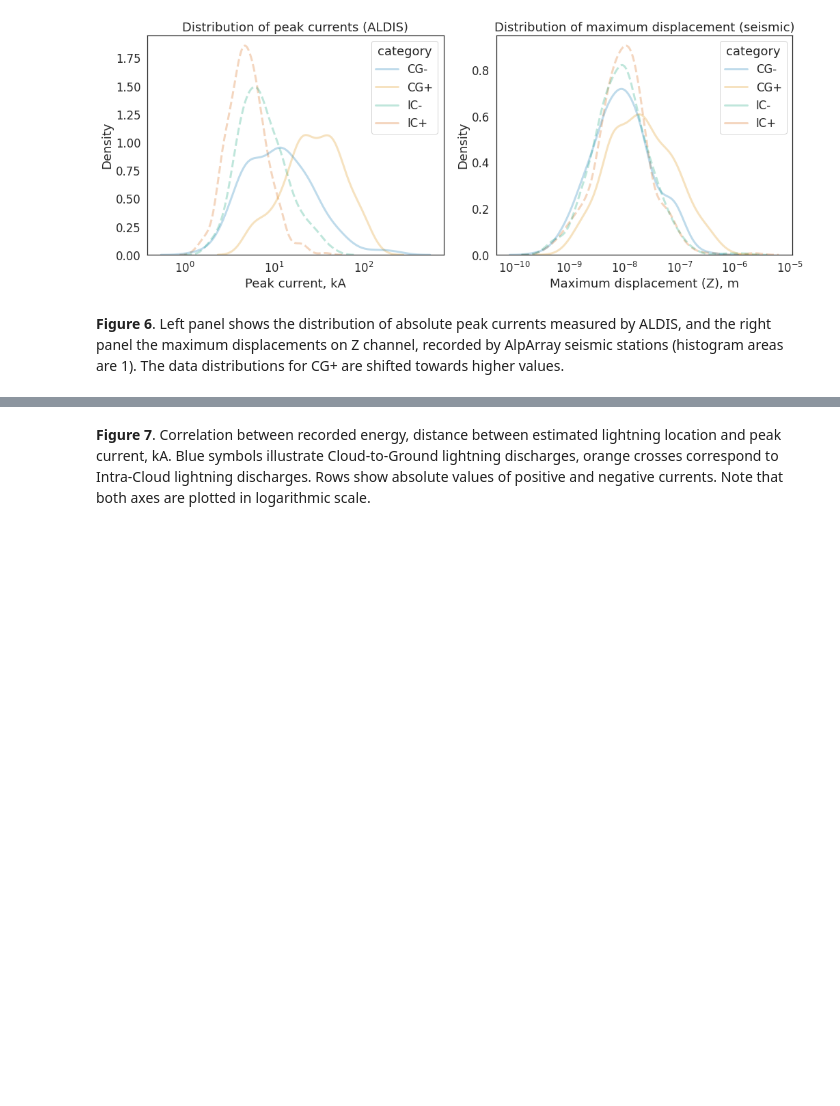
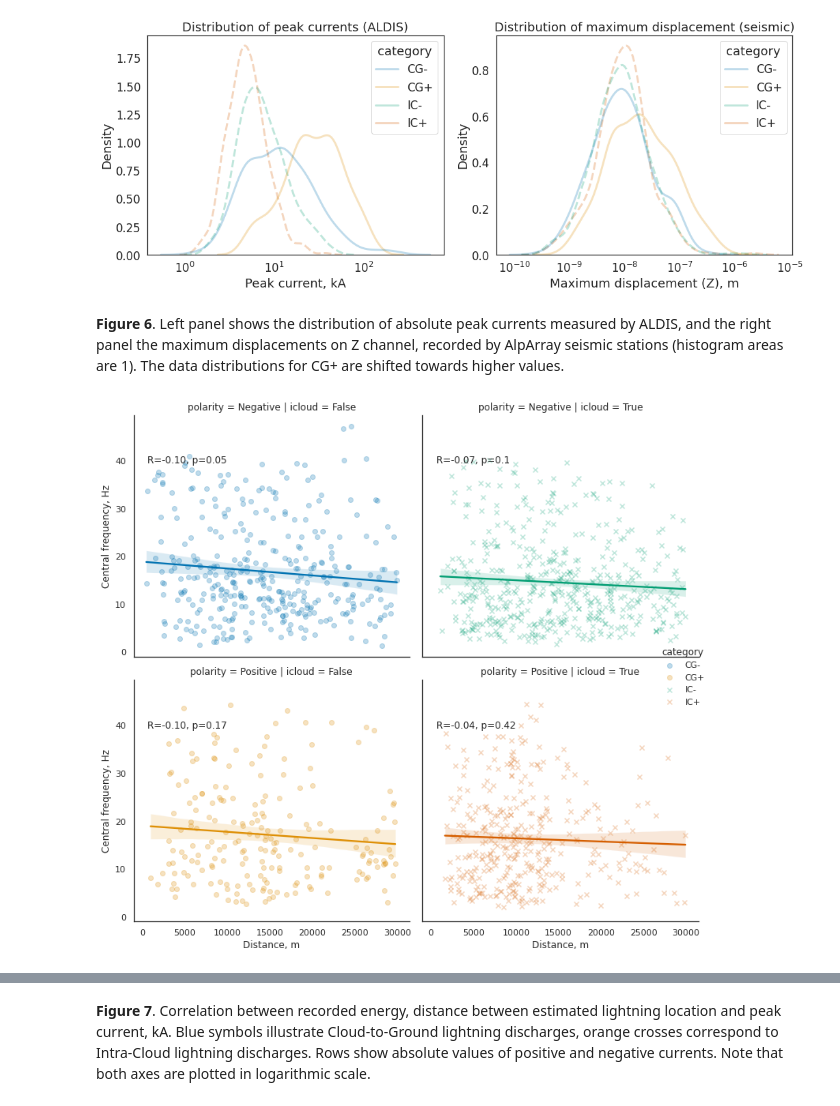
Before and after one commit to crimeacs/thunder-seis, a Jupyter notebook: ThunderSeis.ipynb, the cells around one changed output, grey strips where cells are left out. Drawn from its saved outputs; the diff is of its cells as text; code cells hidden in the pictures; blank space fills up the shorter version.

```diff
--- a/ThunderSeis.ipynb
+++ b/ThunderSeis.ipynb
@@ -245,6 +245,12 @@ def annotate(data, **kws):
     ax.text(.05, .8, 'R={:.2f}, p={:.2g}'.format(r, p),
             transform=ax.transAxes)
 
+def annotate_freq(data, **kws):
+    r, p = stats.pearsonr(data['CF_1_49_Z'], data['distance'])
+    ax = plt.gca()
+    ax.text(.05, .8, 'R={:.2f}, p={:.2g}'.format(r, p),
+            transform=ax.transAxes)
+
 def crop_dem(minx, miny, maxx, maxy, in_tif, nodata=2147483647):
     bbox = box(minx, miny, maxx, maxy)
 
@@ -726,6 +732,34 @@ plt.tight_layout()
 [figure]
 # %% [markdown]
 **Figure 6**. Left panel shows the distribution of absolute peak currents measured by ALDIS, and the right panel the maximum displacements on Z channel, recorded by AlpArray seismic stations (histogram areas are 1). The data distributions for CG+ are shifted towards higher values.
+# %%
+#@title Produce figure 7 (double-click to see the code)
+sns.reset_orig()
+sns.set_context('paper')
+sns.set(font_scale=1, style='white', palette=sns.color_palette("colorblind", 4))
+
+y_name = 'CF_1_49_Z'
+x_name = 'distance'
+
+ax = sns.lmplot(x=x_name, y=y_name, hue="category",
+                col='icloud',
+                row='polarity',
+                data=db_selected_without_times,
+                scatter_kws={'alpha':0.25},
+                markers=['o','o','x','x'],
+                logx=False);
+
+
+# ax.set(xscale='log')
+
+g = ax.map_dataframe(annotate_freq)
+
+ax.set(xlabel='Distance, m', ylabel='Central frequency, Hz')
+plt.tight_layout()
+
+plt.savefig('Freq_distance.pdf')
+# %% [output]
+[figure, added]
 # %%
 #@title Produce figure 7 (double-click to see the code)
 sns.reset_orig()
```
Also changed, not shown: parts of 1 cell of this notebook.
